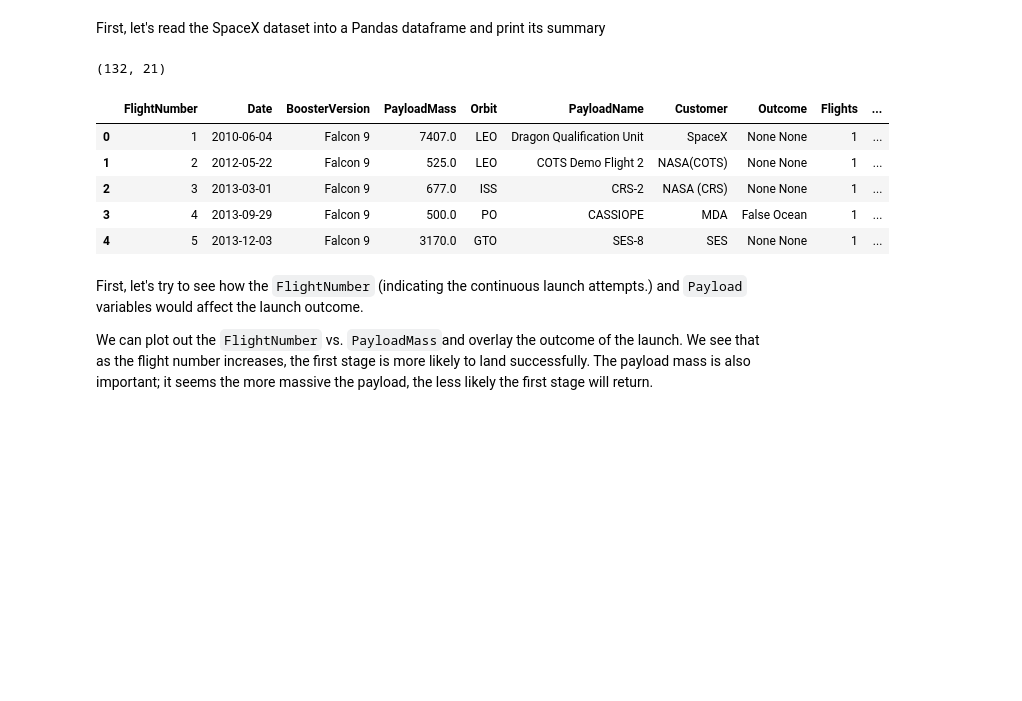
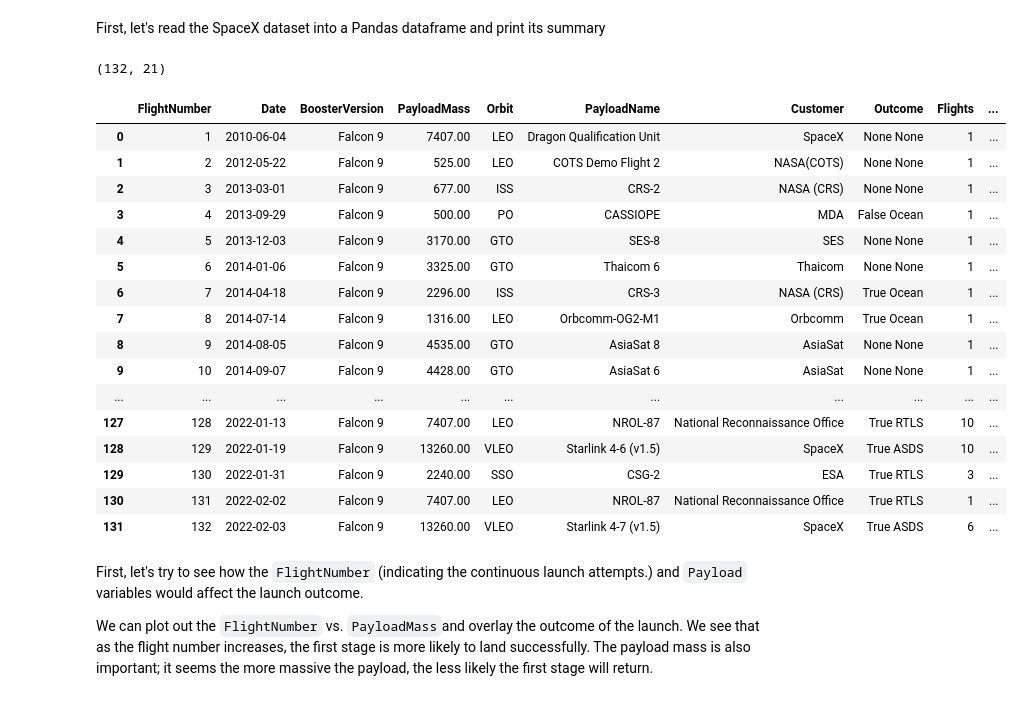
Before and after one commit to amroca79/IBM-Applied-Data-Science-Capstone, a Jupyter notebook: Visualization Analysis and Feature Engineering.ipynb, the cells around one changed output. Drawn from its saved outputs; the diff is of its cells as text; code cells hidden in the pictures; blank space fills up the shorter version.

```diff
--- a/Visualization Analysis and Feature Engineering.ipynb
+++ b/Visualization Analysis and Feature Engineering.ipynb
@@ -55,19 +55,30 @@ First, let's read the SpaceX dataset into a Pandas dataframe and print its summa
 # %%
 df=pd.read_csv(project.get_file('data_wrangling.csv'))
 
 # If you were unable to complete the previous lab correctly you can uncomment and load this csv
 
 # df = pd.read_csv('https://cf-courses-data.s3.us.cloud-object-storage.appdomain.cloud/IBMDeveloperSkillsNetwork-DS0701EN-SkillsNetwork/api/dataset_part_2.csv')
 print(df.shape)
-df.head()
+df
 # %% [output]
 (132, 21)
 |  | FlightNumber | Date | BoosterVersion | PayloadMass | Orbit | PayloadName | Customer | Outcome | Flights | ... |
-| 0 | 1 | 2010-06-04 | Falcon 9 | 7407.0 | LEO | Dragon Qualification Unit | SpaceX | None None | 1 | ... |
-| 1 | 2 | 2012-05-22 | Falcon 9 | 525.0 | LEO | COTS Demo Flight 2 | NASA(COTS) | None None | 1 | ... |
-| 2 | 3 | 2013-03-01 | Falcon 9 | 677.0 | ISS | CRS-2 | NASA (CRS) | None None | 1 | ... |
-| 3 | 4 | 2013-09-29 | Falcon 9 | 500.0 | PO | CASSIOPE | MDA | False Ocean | 1 | ... |
-| 4 | 5 | 2013-12-03 | Falcon 9 | 3170.0 | GTO | SES-8 | SES | None None | 1 | ... |
+| 0 | 1 | 2010-06-04 | Falcon 9 | 7407.00 | LEO | Dragon Qualification Unit | SpaceX | None None | 1 | ... |
+| 1 | 2 | 2012-05-22 | Falcon 9 | 525.00 | LEO | COTS Demo Flight 2 | NASA(COTS) | None None | 1 | ... |
+| 2 | 3 | 2013-03-01 | Falcon 9 | 677.00 | ISS | CRS-2 | NASA (CRS) | None None | 1 | ... |
+| 3 | 4 | 2013-09-29 | Falcon 9 | 500.00 | PO | CASSIOPE | MDA | False Ocean | 1 | ... |
+| 4 | 5 | 2013-12-03 | Falcon 9 | 3170.00 | GTO | SES-8 | SES | None None | 1 | ... |
+| 5 | 6 | 2014-01-06 | Falcon 9 | 3325.00 | GTO | Thaicom 6 | Thaicom | None None | 1 | ... |
+| 6 | 7 | 2014-04-18 | Falcon 9 | 2296.00 | ISS | CRS-3 | NASA (CRS) | True Ocean | 1 | ... |
+| 7 | 8 | 2014-07-14 | Falcon 9 | 1316.00 | LEO | Orbcomm-OG2-M1 | Orbcomm | True Ocean | 1 | ... |
+| 8 | 9 | 2014-08-05 | Falcon 9 | 4535.00 | GTO | AsiaSat 8 | AsiaSat | None None | 1 | ... |
+| 9 | 10 | 2014-09-07 | Falcon 9 | 4428.00 | GTO | AsiaSat 6 | AsiaSat | None None | 1 | ... |
+| ... | ... | ... | ... | ... | ... | ... | ... | ... | ... | ... |
+| 127 | 128 | 2022-01-13 | Falcon 9 | 7407.00 | LEO | NROL-87 | National Reconnaissance Office | True RTLS | 10 | ... |
+| 128 | 129 | 2022-01-19 | Falcon 9 | 13260.00 | VLEO | Starlink 4-6 (v1.5) | SpaceX | True ASDS | 10 | ... |
+| 129 | 130 | 2022-01-31 | Falcon 9 | 2240.00 | SSO | CSG-2 | ESA | True RTLS | 3 | ... |
+| 130 | 131 | 2022-02-02 | Falcon 9 | 7407.00 | LEO | NROL-87 | National Reconnaissance Office | True RTLS | 1 | ... |
+| 131 | 132 | 2022-02-03 | Falcon 9 | 13260.00 | VLEO | Starlink 4-7 (v1.5) | SpaceX | True ASDS | 6 | ... |
 # %% [markdown]
 First, let's try to see how the `FlightNumber` (indicating the continuous launch attempts.) and `Payload` variables would affect the launch outcome.
 
```
Also changed, not shown: parts of 7 cells of this notebook.
